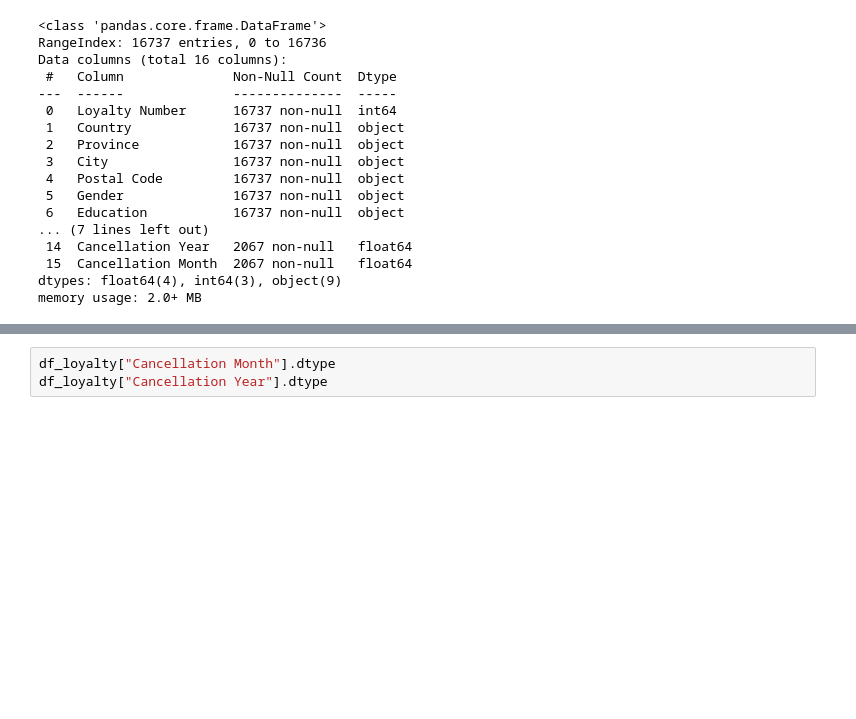
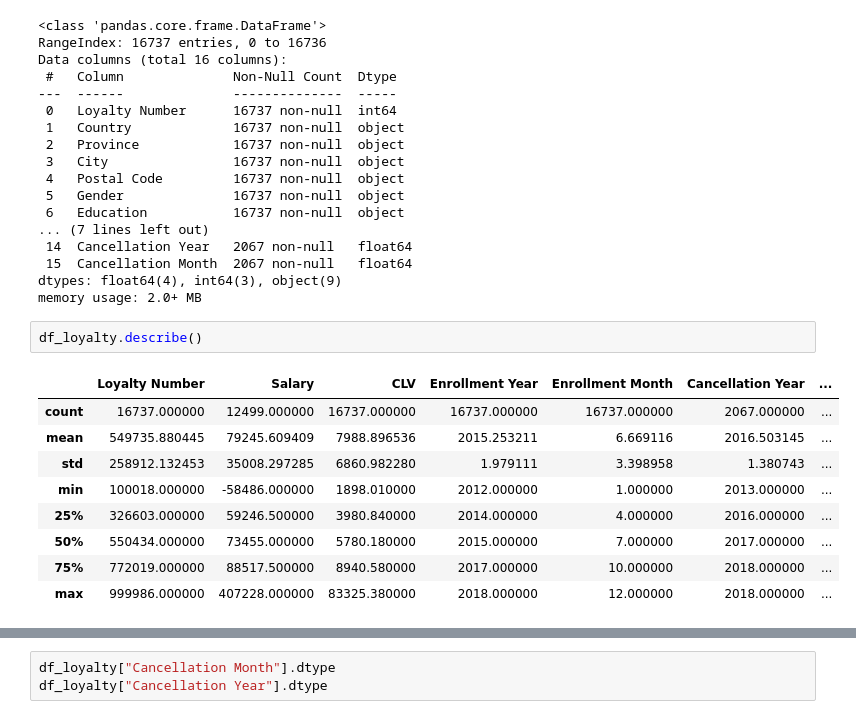
Before and after one commit to Adalab/bda-modulo-3-evaluacion-final-gabilayas, a Jupyter notebook: EDA.ipynb, the cells around one changed output, grey strips where cells are left out. Drawn from its saved outputs; the diff is of its cells as text; blank space fills up the shorter version.

```diff
--- a/EDA.ipynb
+++ b/EDA.ipynb
@@ -155,3 +161,15 @@ Data columns (total 16 columns):
  15  Cancellation Month  2067 non-null   float64
 dtypes: float64(4), int64(3), object(9)
 memory usage: 2.0+ MB
+# %%
+df_loyalty.describe()
+# %% [output]
+|  | Loyalty Number | Salary | CLV | Enrollment Year | Enrollment Month | Cancellation Year | ... |
+| count | 16737.000000 | 12499.000000 | 16737.000000 | 16737.000000 | 16737.000000 | 2067.000000 | ... |
+| mean | 549735.880445 | 79245.609409 | 7988.896536 | 2015.253211 | 6.669116 | 2016.503145 | ... |
+| std | 258912.132453 | 35008.297285 | 6860.982280 | 1.979111 | 3.398958 | 1.380743 | ... |
+| min | 100018.000000 | -58486.000000 | 1898.010000 | 2012.000000 | 1.000000 | 2013.000000 | ... |
+| 25% | 326603.000000 | 59246.500000 | 3980.840000 | 2014.000000 | 4.000000 | 2016.000000 | ... |
+| 50% | 550434.000000 | 73455.000000 | 5780.180000 | 2015.000000 | 7.000000 | 2017.000000 | ... |
+| 75% | 772019.000000 | 88517.500000 | 8940.580000 | 2017.000000 | 10.000000 | 2018.000000 | ... |
+| max | 999986.000000 | 407228.000000 | 83325.380000 | 2018.000000 | 12.000000 | 2018.000000 | ... |
```
Also changed, not shown: parts of 6 cells of this notebook.
